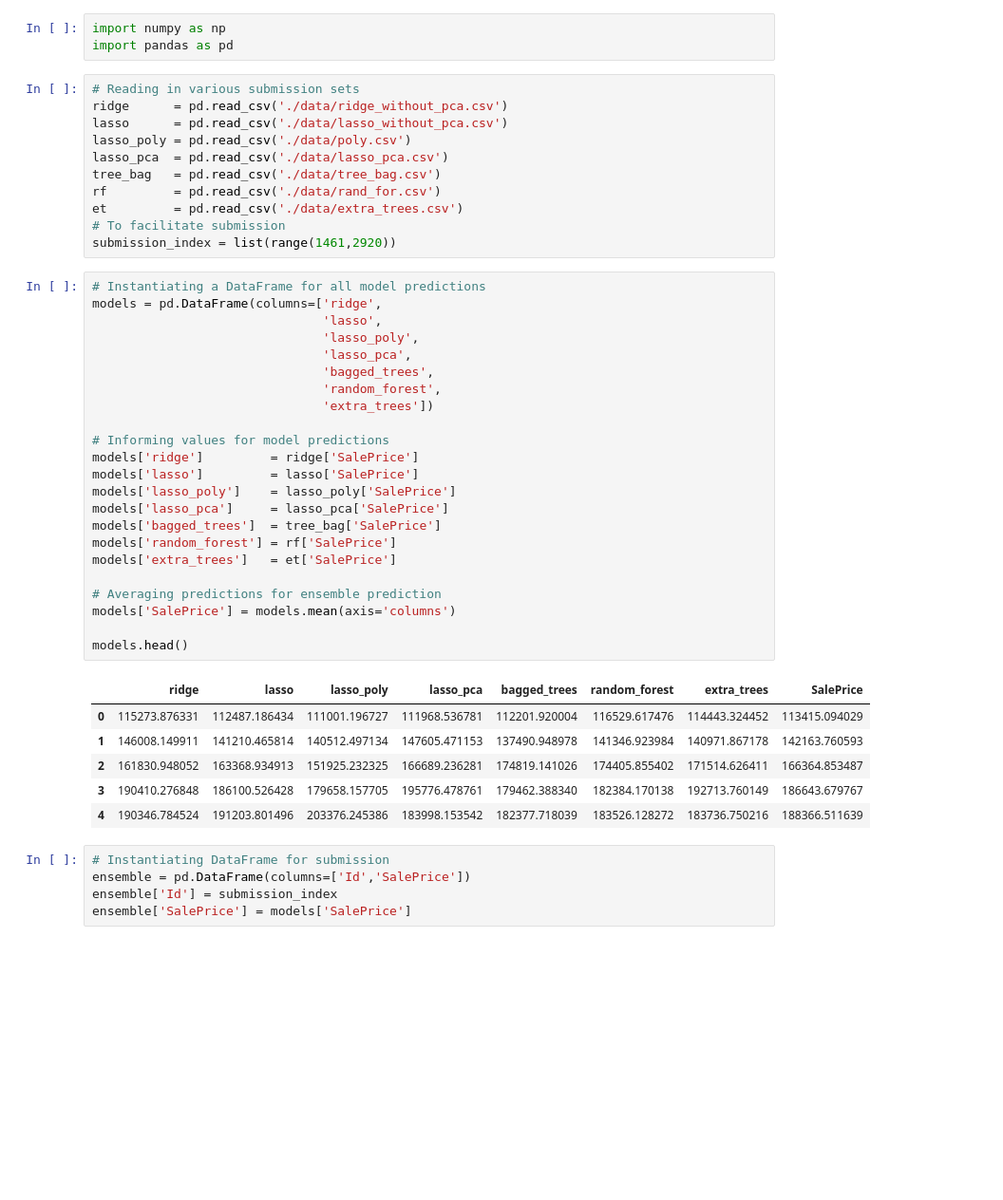
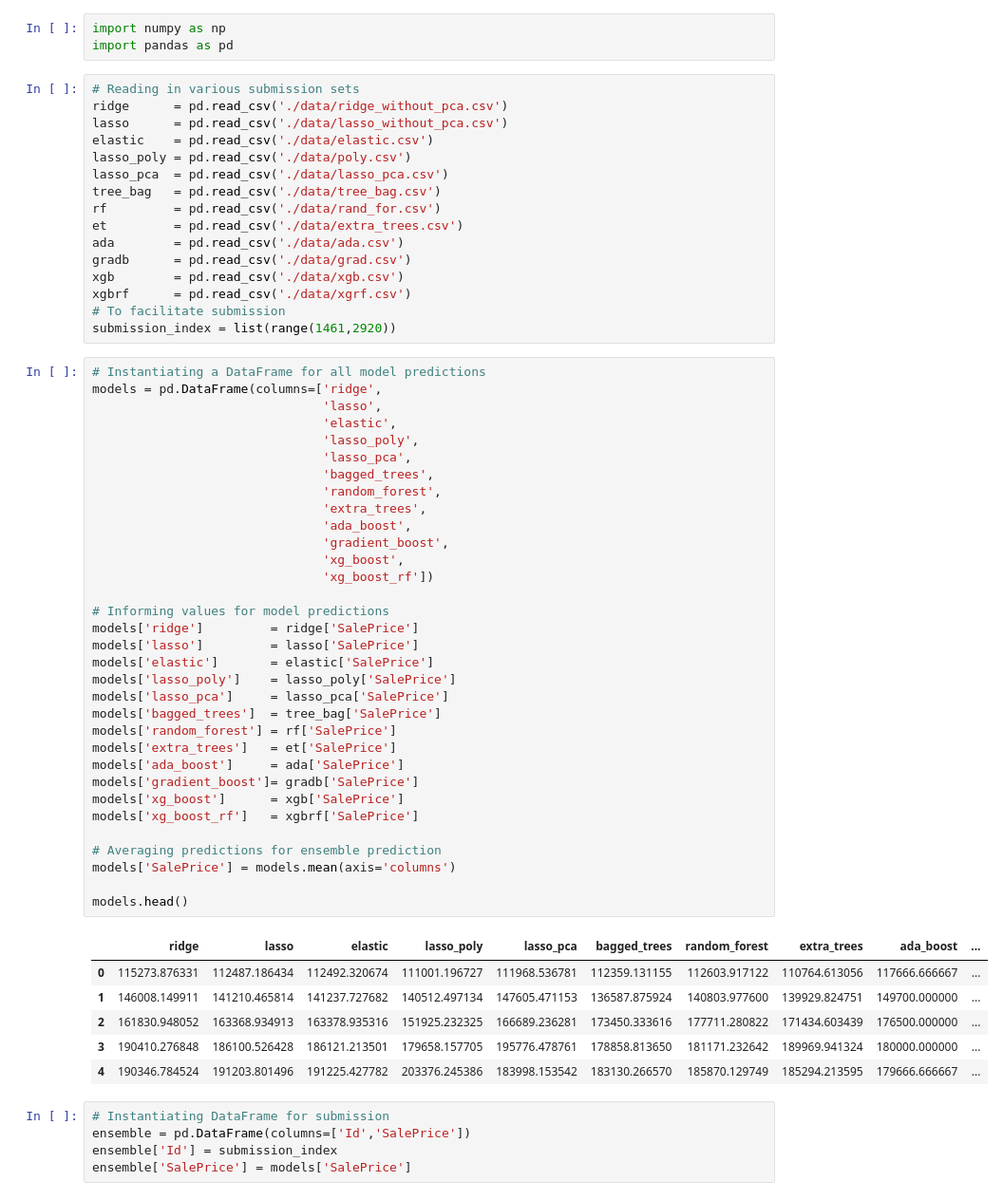
Before and after one commit to MikhailLenko/predicting-home-prices-Ames-Iowa, a Jupyter notebook: Modeling_Ensemble.ipynb, the cells around one changed output. Shown at 95% size. Saved outputs shown, nothing was run; the diff lists cells and outputs as text; blank space fills up the shorter version.

Commit message:
Linear models, decision trees, ensemble

```diff
--- a/Modeling_Ensemble.ipynb
+++ b/Modeling_Ensemble.ipynb
@@ -5,43 +5,58 @@ import pandas as pd
 # Reading in various submission sets
 ridge      = pd.read_csv('./data/ridge_without_pca.csv')
 lasso      = pd.read_csv('./data/lasso_without_pca.csv')
+elastic    = pd.read_csv('./data/elastic.csv')
 lasso_poly = pd.read_csv('./data/poly.csv')
 lasso_pca  = pd.read_csv('./data/lasso_pca.csv')
 tree_bag   = pd.read_csv('./data/tree_bag.csv')
 rf         = pd.read_csv('./data/rand_for.csv')
 et         = pd.read_csv('./data/extra_trees.csv')
+ada        = pd.read_csv('./data/ada.csv')
+gradb      = pd.read_csv('./data/grad.csv')
+xgb        = pd.read_csv('./data/xgb.csv')
+xgbrf      = pd.read_csv('./data/xgrf.csv')
 # To facilitate submission
 submission_index = list(range(1461,2920))
 # %%
 # Instantiating a DataFrame for all model predictions
 models = pd.DataFrame(columns=['ridge',
                                'lasso',
+                               'elastic',
                                'lasso_poly',
                                'lasso_pca',
                                'bagged_trees',
                                'random_forest',
-                               'extra_trees'])
+                               'extra_trees',
+                               'ada_boost',
+                               'gradient_boost',
+                               'xg_boost',
+                               'xg_boost_rf'])
 
 # Informing values for model predictions
 models['ridge']         = ridge['SalePrice']
 models['lasso']         = lasso['SalePrice']
+models['elastic']       = elastic['SalePrice']
 models['lasso_poly']    = lasso_poly['SalePrice']
 models['lasso_pca']     = lasso_pca['SalePrice']
 models['bagged_trees']  = tree_bag['SalePrice']
 models['random_forest'] = rf['SalePrice']
 models['extra_trees']   = et['SalePrice']
+models['ada_boost']     = ada['SalePrice']
+models['gradient_boost']= gradb['SalePrice']
+models['xg_boost']      = xgb['SalePrice']
+models['xg_boost_rf']   = xgbrf['SalePrice']
 
 # Averaging predictions for ensemble prediction
 models['SalePrice'] = models.mean(axis='columns')
 
 models.head()
 # %% [output]
-|  | ridge | lasso | lasso_poly | lasso_pca | bagged_trees | random_forest | extra_trees | SalePrice |
-| 0 | 115273.876331 | 112487.186434 | 111001.196727 | 111968.536781 | 112201.920004 | 116529.617476 | 114443.324452 | 113415.094029 |
-| 1 | 146008.149911 | 141210.465814 | 140512.497134 | 147605.471153 | 137490.948978 | 141346.923984 | 140971.867178 | 142163.760593 |
-| 2 | 161830.948052 | 163368.934913 | 151925.232325 | 166689.236281 | 174819.141026 | 174405.855402 | 171514.626411 | 166364.853487 |
-| 3 | 190410.276848 | 186100.526428 | 179658.157705 | 195776.478761 | 179462.388340 | 182384.170138 | 192713.760149 | 186643.679767 |
-| 4 | 190346.784524 | 191203.801496 | 203376.245386 | 183998.153542 | 182377.718039 | 183526.128272 | 183736.750216 | 188366.511639 |
+|  | ridge | lasso | elastic | lasso_poly | lasso_pca | bagged_trees | random_forest | extra_trees | ada_boost | ... |
+| 0 | 115273.876331 | 112487.186434 | 112492.320674 | 111001.196727 | 111968.536781 | 112359.131155 | 112603.917122 | 110764.613056 | 117666.666667 | ... |
+| 1 | 146008.149911 | 141210.465814 | 141237.727682 | 140512.497134 | 147605.471153 | 136587.875924 | 140803.977600 | 139929.824751 | 149700.000000 | ... |
+| 2 | 161830.948052 | 163368.934913 | 163378.935316 | 151925.232325 | 166689.236281 | 173450.333616 | 177711.280822 | 171434.603439 | 176500.000000 | ... |
+| 3 | 190410.276848 | 186100.526428 | 186121.213501 | 179658.157705 | 195776.478761 | 178858.813650 | 181171.232642 | 189969.941324 | 180000.000000 | ... |
+| 4 | 190346.784524 | 191203.801496 | 191225.427782 | 203376.245386 | 183998.153542 | 183130.266570 | 185870.129749 | 185294.213595 | 179666.666667 | ... |
 # %%
 # Instantiating DataFrame for submission
 ensemble = pd.DataFrame(columns=['Id','SalePrice'])
```
Also changed, not shown: parts of 5 cells of this notebook, 12 other files.
